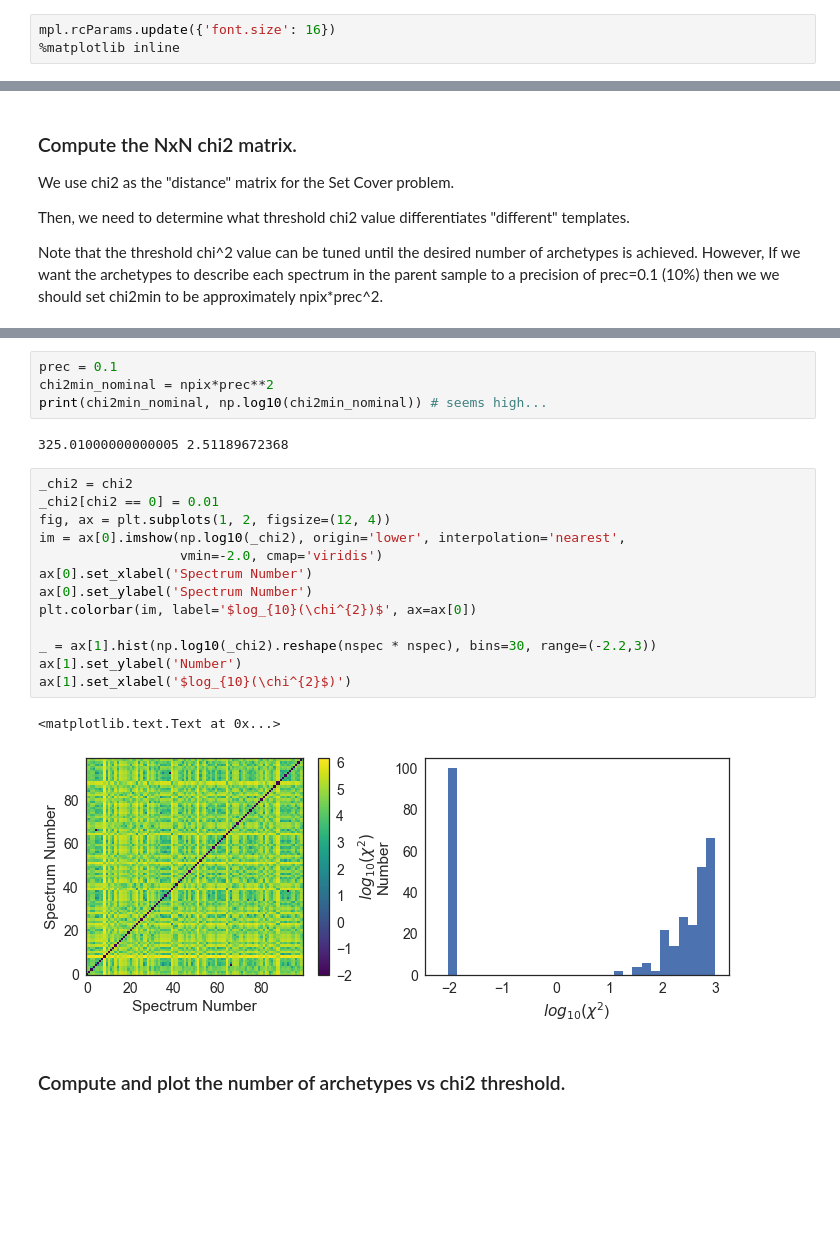
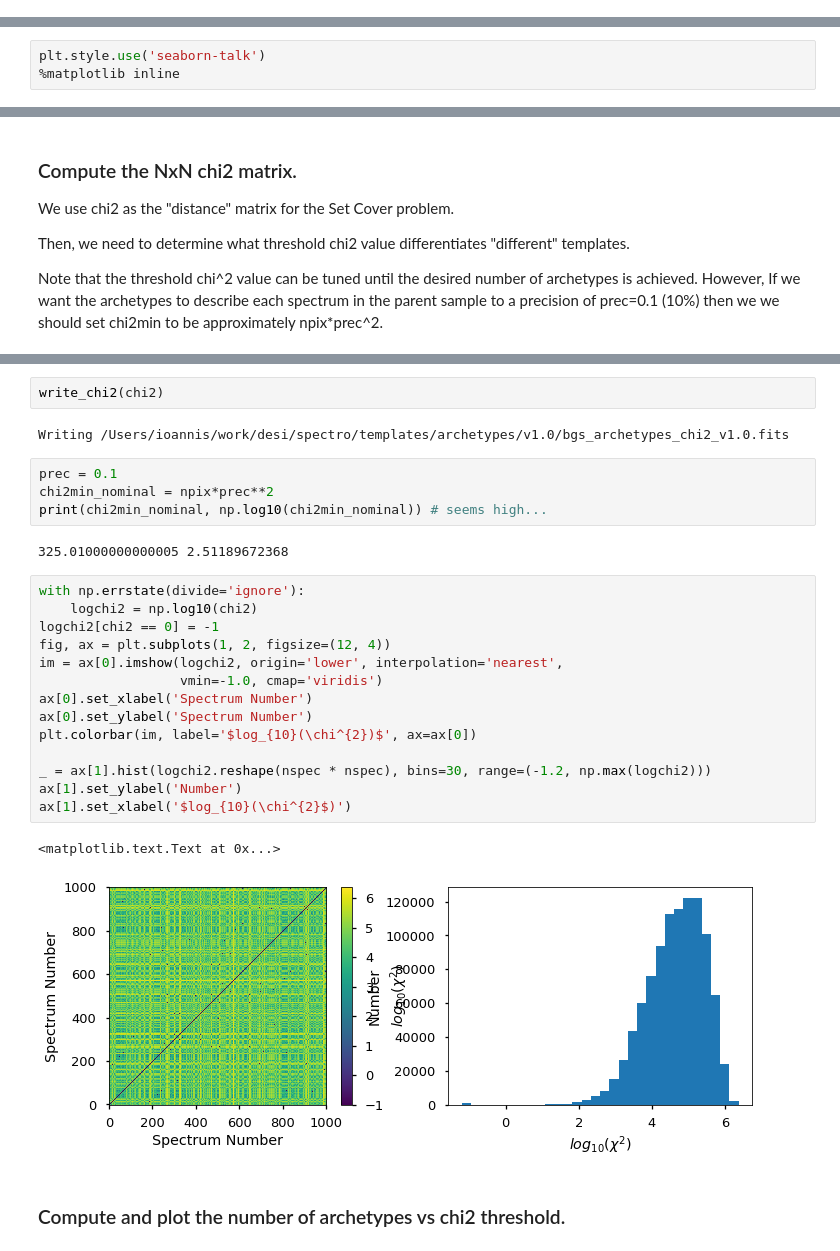
Before and after one commit to desihub/desisim, a Jupyter notebook: doc/nb/bgs-archetypes.ipynb, the cells around one changed output, grey strips where cells are left out. Saved outputs shown, nothing was run; the diff lists cells and outputs as text; blank space fills up the shorter version.

Commit message:
build 56 archetypes from 1000 templates

```diff
--- a/doc/nb/bgs-archetypes.ipynb
+++ b/doc/nb/bgs-archetypes.ipynb
@@ -20,3 +12,0 @@ from SetCoverPy import setcover
-# %%
-mpl.rcParams.update({'font.size': 16})
-%matplotlib inline
@@ -23,3 +17,6 @@ mpl.rcParams.update({'font.size': 16})
+# %%
+plt.style.use('seaborn-talk')
+%matplotlib inline
 # %% [markdown]
 #### Initialize the random seed so the results are reproducible, below.
 # %%
@@ -150,3 +157,7 @@ Wall time: 20.1 s
+# %%
+write_chi2(chi2)
+# %% [output]
+Writing /Users/ioannis/work/desi/spectro/templates/archetypes/v1.0/bgs_archetypes_chi2_v1.0.fits
 # %%
 prec = 0.1
 chi2min_nominal = npix*prec**2
@@ -154,21 +165,22 @@ print(chi2min_nominal, np.log10(chi2min_nominal)) # seems high...
 # %% [output]
 325.01000000000005 2.51189672368
 # %%
-_chi2 = chi2
-_chi2[chi2 == 0] = 0.01
+with np.errstate(divide='ignore'):
+    logchi2 = np.log10(chi2)
+logchi2[chi2 == 0] = -1
 fig, ax = plt.subplots(1, 2, figsize=(12, 4))
-im = ax[0].imshow(np.log10(_chi2), origin='lower', interpolation='nearest',
-                  vmin=-2.0, cmap='viridis')
+im = ax[0].imshow(logchi2, origin='lower', interpolation='nearest',
+                  vmin=-1.0, cmap='viridis')
 ax[0].set_xlabel('Spectrum Number')
 ax[0].set_ylabel('Spectrum Number')
 plt.colorbar(im, label='$log_{10}(\chi^{2})$', ax=ax[0])
 
-_ = ax[1].hist(np.log10(_chi2).reshape(nspec * nspec), bins=30, range=(-2.2,3))
+_ = ax[1].hist(logchi2.reshape(nspec * nspec), bins=30, range=(-1.2, np.max(logchi2)))
 ax[1].set_ylabel('Number')
 ax[1].set_xlabel('$log_{10}(\chi^{2}$)')
 # %% [output]
 <matplotlib.text.Text at 0x...>
-[figure, old version]
+[figure, new version]
 # %% [markdown]
 ### Compute and plot the number of archetypes vs chi2 threshold.
 # %%
```
Also changed, not shown: parts of 41 cells of this notebook, 1 other file.
